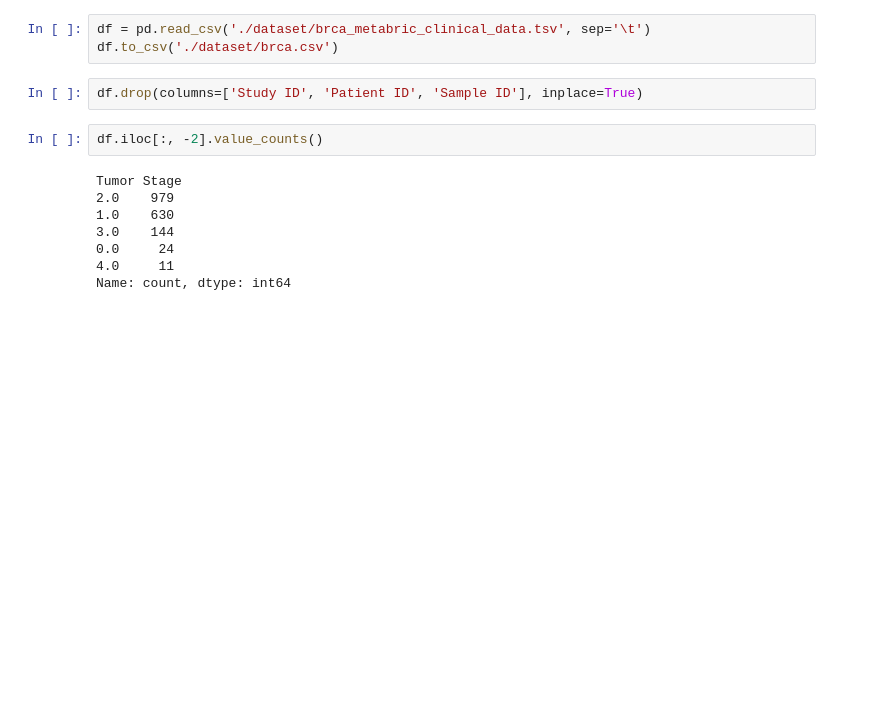
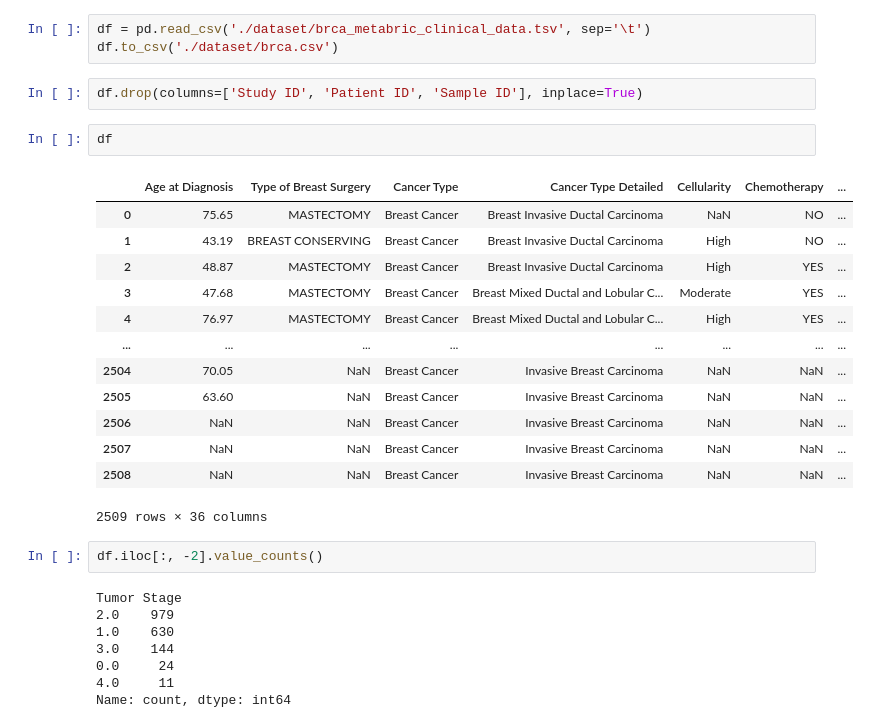
Before and after one commit to kasramojallal1/breast-cancer-stage-prediction, a Jupyter notebook: main.ipynb, the cells around one changed output. Cells and saved outputs as stored; diff of their text form; blank space fills up the shorter version.

```diff
--- a/main.ipynb
+++ b/main.ipynb
@@ -25,6 +27,22 @@ df = pd.read_csv('./dataset/brca_metabric_clinical_data.tsv', sep='\t')
 df.to_csv('./dataset/brca.csv')
 # %%
 df.drop(columns=['Study ID', 'Patient ID', 'Sample ID'], inplace=True)
+# %%
+df
+# %% [output]
+|  | Age at Diagnosis | Type of Breast Surgery | Cancer Type | Cancer Type Detailed | Cellularity | Chemotherapy | ... |
+| 0 | 75.65 | MASTECTOMY | Breast Cancer | Breast Invasive Ductal Carcinoma | NaN | NO | ... |
+| 1 | 43.19 | BREAST CONSERVING | Breast Cancer | Breast Invasive Ductal Carcinoma | High | NO | ... |
+| 2 | 48.87 | MASTECTOMY | Breast Cancer | Breast Invasive Ductal Carcinoma | High | YES | ... |
+| 3 | 47.68 | MASTECTOMY | Breast Cancer | Breast Mixed Ductal and Lobular C... | Moderate | YES | ... |
+| 4 | 76.97 | MASTECTOMY | Breast Cancer | Breast Mixed Ductal and Lobular C... | High | YES | ... |
+| ... | ... | ... | ... | ... | ... | ... | ... |
+| 2504 | 70.05 | NaN | Breast Cancer | Invasive Breast Carcinoma | NaN | NaN | ... |
+| 2505 | 63.60 | NaN | Breast Cancer | Invasive Breast Carcinoma | NaN | NaN | ... |
+| 2506 | NaN | NaN | Breast Cancer | Invasive Breast Carcinoma | NaN | NaN | ... |
+| 2507 | NaN | NaN | Breast Cancer | Invasive Breast Carcinoma | NaN | NaN | ... |
+| 2508 | NaN | NaN | Breast Cancer | Invasive Breast Carcinoma | NaN | NaN | ... |
+2509 rows × 36 columns
 # %%
 df.iloc[:, -2].value_counts()
 # %% [output]
```
Also changed, not shown: parts of 19 cells of this notebook.
